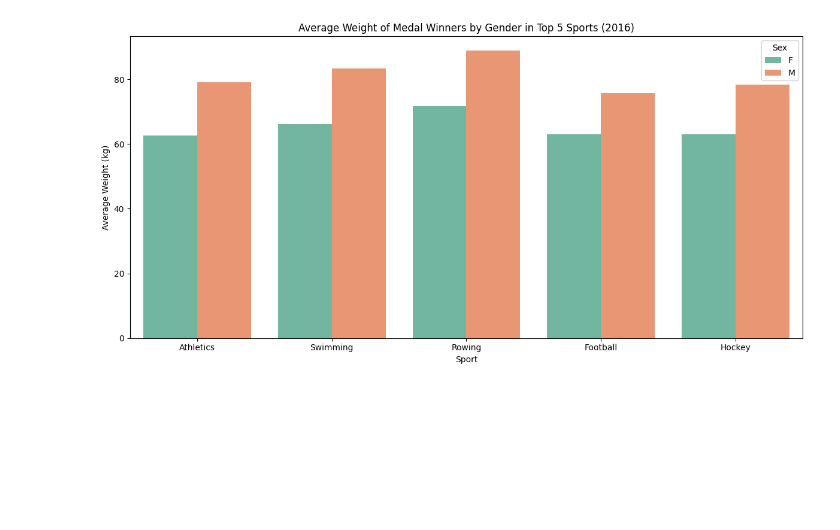
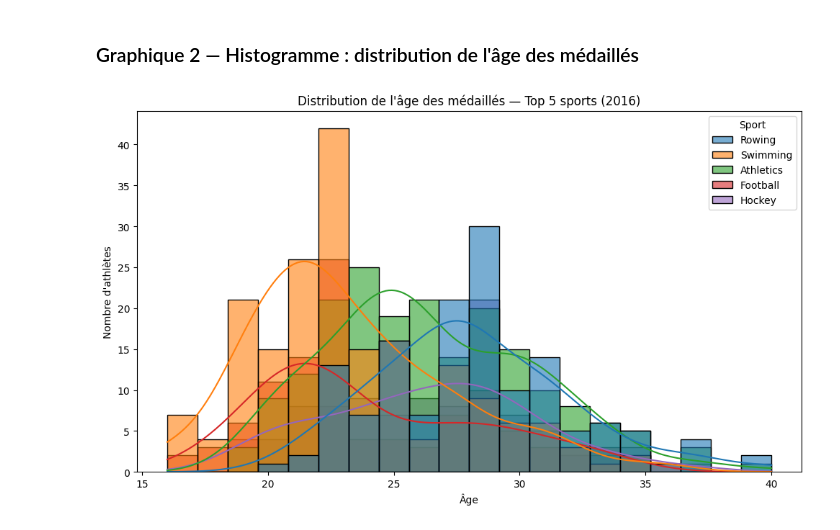
Before and after one commit to rosanajurdi/Data_Visualization_Course_2026, a Jupyter notebook: lab-sessions/lab3-AthleteSportEvent.ipynb, the cells around one changed output. Drawn from its saved outputs; the diff is of its cells as text; code cells hidden in the pictures; blank space fills up the shorter version.

```diff
--- a/lab-sessions/lab3-AthleteSportEvent.ipynb
+++ b/lab-sessions/lab3-AthleteSportEvent.ipynb
@@ -72,10 +83,15 @@ plt.show()
 # %%
-# ── Plot 2: Age distribution of medal winners in top 5 sports ───────────────
-plt.figure(figsize=(10, 6))
-sns.histplot(data=df_top5, x='age', hue='sport', kde=True, bins=20, alpha=0.6)
-plt.title('Age Distribution of Medal Winners in Top 5 Sports (2016)')
-plt.xlabel('Age')
-plt.ylabel('Count')
-plt.tight_layout()
-plt.show()
+# =====================================================
+# Step 4 : Top 5 sports par nombre de médailles en 2016
+# =====================================================
+medals_by_sport = df_2016['Sport'].value_counts()
+print("Médailles par sport (top 10) :")
+print(medals_by_sport.head(10))
+
+top5_sports = medals_by_sport.head(5).index.tolist()
+print(f"\nTop 5 : {top5_sports}")
+
+# Filtrer pour ne garder que ces 5 sports
+df_top5 = df_2016[df_2016['Sport'].isin(top5_sports)].copy()
+print(f"Lignes restantes après filtrage : {len(df_top5)}")
 # %% [output]
@@ -96,13 +139,15 @@ plt.show()
+# %% [markdown]
+### Graphique 2 — Histogramme : distribution de l'âge des médaillés
 # %%
-# ── Plot 4: Average weight of athletes by gender in top 5 sports ────────────
-avg_weight = df_top5.groupby(['sport', 'sex'])['weight'].mean().reset_index()
-plt.figure(figsize=(12, 6))
-sns.barplot(data=avg_weight, x='sport', y='weight', hue='sex', order=top5_sports, palette='Set2')
-plt.title('Average Weight of Medal Winners by Gender in Top 5 Sports (2016)')
-plt.xlabel('Sport')
-plt.ylabel('Average Weight (kg)')
-plt.legend(title='Sex')
+# =====================================================
+# Graphique 2 : Distribution de l'âge des médaillés (top 5 sports)
+# =====================================================
+fig, ax = plt.subplots(figsize=(10, 6))
+sns.histplot(data=df_top5, x='Age', hue='Sport', kde=True, bins=20, alpha=0.6, ax=ax)
+ax.set_title('Distribution de l\'âge des médaillés — Top 5 sports (2016)')
+ax.set_xlabel('Âge')
+ax.set_ylabel('Nombre d\'athlètes')
 plt.tight_layout()
 plt.show()
 # %% [output]
-[figure, old version]
+[figure, new version]
```
Also changed, not shown: parts of 18 cells of this notebook, 1 other file.
